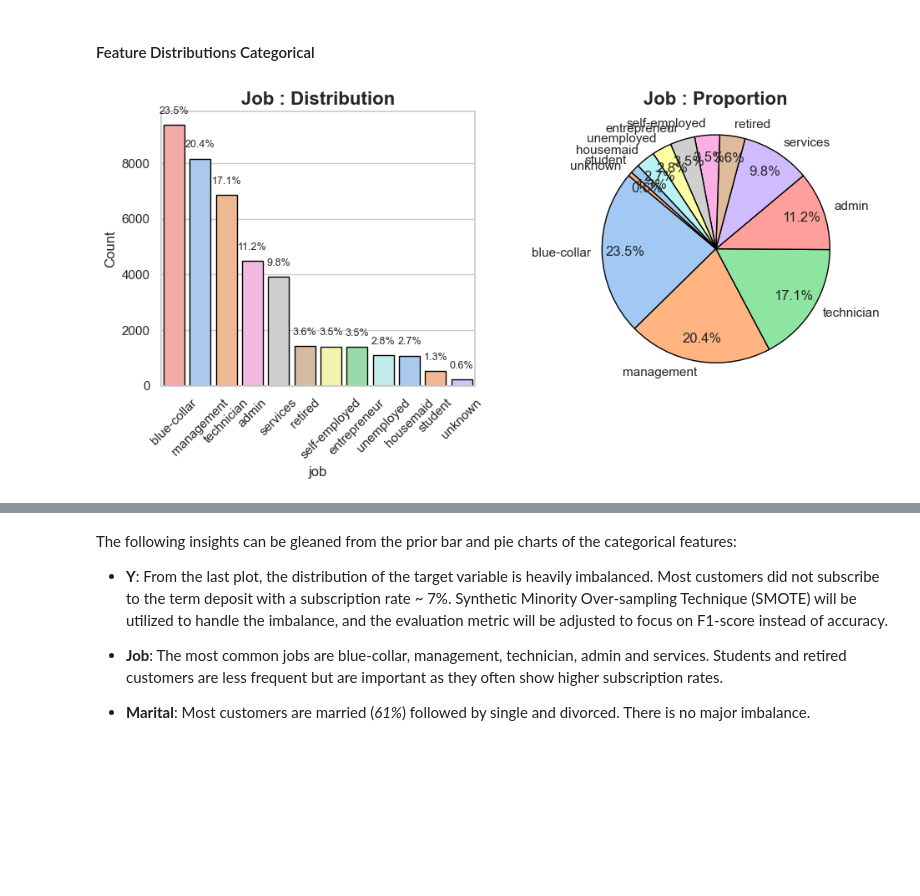
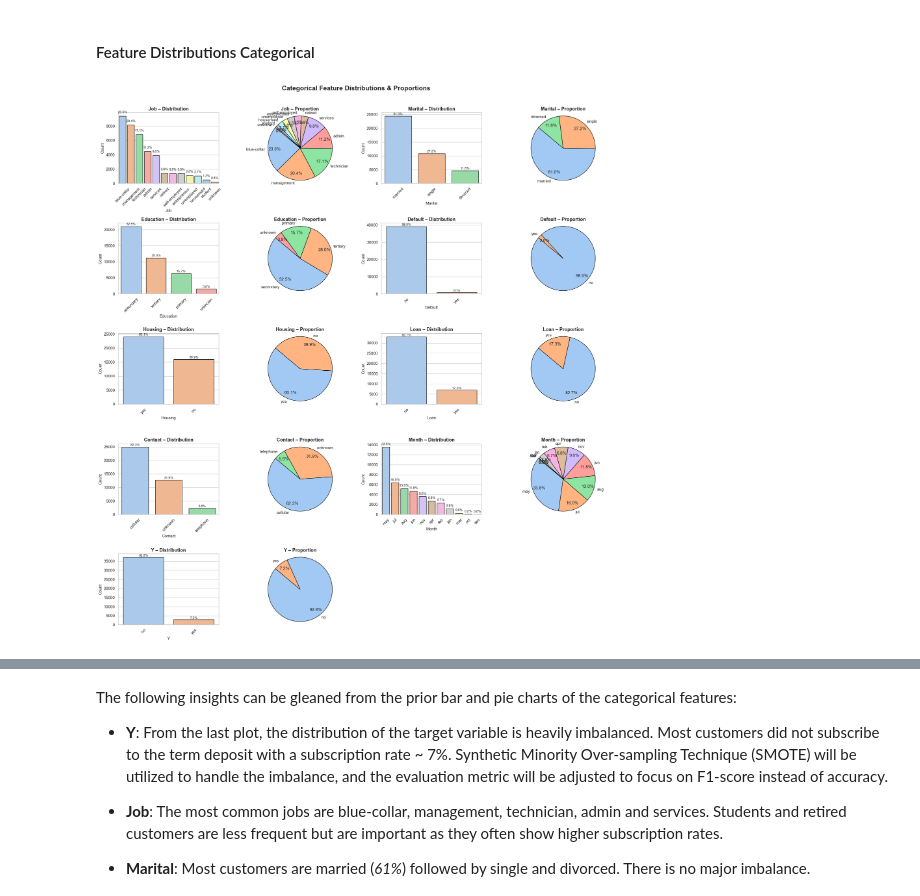
Before and after one commit to Sooihk/Apziva-Project-Term-Deposit-Marketing, a Jupyter notebook: notebooks/term_deposit_marketing.ipynb, the cells around one changed output, grey strips where cells are left out. Cells and saved outputs as stored; diff of their text form; code cells hidden in the pictures; blank space fills up the shorter version.

```diff
--- a/notebooks/term_deposit_marketing.ipynb
+++ b/notebooks/term_deposit_marketing.ipynb
@@ -241,44 +247,82 @@ The following can be gleaned for each numerical feature from the prior plots:
 # %%
 import pandas as pd
 import matplotlib.pyplot as plt
 import seaborn as sns
+from typing import List
 import warnings
+
 warnings.filterwarnings('ignore')
+sns.set_theme(style='whitegrid')
+
 
 # function to plot bar and pie charts for categorical features in the dataset
-def plot_categorical_eda(term_deposit,categorical_cols):
-    sns.set_theme(style='whitegrid')
-    categorical_term_deposit = term_deposit.copy()
+def plot_categorical_eda(term_deposit: pd.DataFrame ,categorical_cols: List[str]) -> None:
+    """
+    Plots bar and pie charts for categorical features in a 5x4 grid layout.
+    Parameters:
+    term_deposit : pd.DataFrame
+        The dataset containing categorical features.
+    categorical_cols : List[str]
+        List of categorical column names to plot
+    """
     color_palette = sns.color_palette('pastel')
+    # number of rows in dataset used to compute percentages
+    total = len(term_deposit)
+    num_features = len(categorical_cols)
 
-    # Identify the categorical columns from the dataset.
-    #categorical_cols = categorical_term_deposit.select_dtypes(include=['object']).columns
+    # Set up the 5x4 grid (each feature takes 2 plots: bar and pie)
+    fig, axes = plt.subplots(nrows=5, ncols=4, figsize=(20, 22))
+    axes = axes.flatten()
 
-    for cat in categorical_cols:
-        fig, axs = plt.subplots(1,2, figsize=(10,5))
+    # Main Plotting Loop
+    for i, col in enumerate(categorical_cols):
+        # assign bar+pie plots next to each other,
+        bar_ax = axes[2*i]
+        pie_ax = axes[2*i+1]
 
-         # Bar Chart with percentage labels
-        value_counts = categorical_term_deposit[cat].value_counts()
-        total = len(categorical_term_deposit)
+        # Count of each category, preprocessing per column
+        value_counts = term_deposit[col].value_counts()
         percentages = (value_counts / total * 100).round(1)
-        # Bar Chart
-        sns.countplot(x=cat, hue=cat, data=categorical_term_deposit, ax=axs[0], palette=color_palette, edgecolor='black',
-                      order=value_counts.index)
-        # Add percentage labels above bars
-        for i, p in enumerate(value_counts):
-            axs[0].text(i, p + total * 0.01, f'{(p / total * 100):.1f}%', ha='center', fontsize=9)
-        axs[0].set_title(f'{cat.capitalize()} : Distribution', fontsize=16, fontweight='bold')
-        axs[0].set_ylabel('Count', fontsize=12)
-        axs[0].tick_params(axis='x', rotation=45)
 
-        # Pie Chart
-        axs[1].pie(value_counts, labels=value_counts.index,autopct='%1.1f%%', pctdistance=0.8,
-                   startangle=140, colors=color_palette, wedgeprops={'edgecolor':'black'})
-        axs[1].set_title(f'{cat.capitalize()} : Proportion', fontsize=16, fontweight='bold')
-        axs[1].axis('equal')
+        # Bar Plot Construction
+        sns.countplot(
+            data=term_deposit,
+            x=col,
+            order=value_counts.index,
+            palette=color_palette,
+            ax = bar_ax,
+            edgecolor='black'
+        )
+        # Add percentage labesl above bars
+        for j, count in enumerate(value_counts):
+            bar_ax.text(j, count + total * 0.01, f'{(count / total * 100):.1f}%',
+                        ha='center', fontsize=9)
+        bar_ax.set_title(f'{col.capitalize()} – Distribution', fontsize=13, fontweight='bold')
+        bar_ax.set_xlabel(col.capitalize(), fontsize=11)
+        bar_ax.set_ylabel("Count", fontsize=11)
+        bar_ax.tick_params(axis='x', rotation=45)
 
-        plt.tight_layout()
-        plt.show()
+        # ---- Pie Chart ----
+        pie_ax.pie(
+            value_counts,
+            labels=value_counts.index,
+            autopct='%1.1f%%',
+            pctdistance=0.8,
+            startangle=140,
+            colors=color_palette,
+            wedgeprops={'edgecolor': 'black'}
+        )
+        pie_ax.set_title(f'{col.capitalize()} – Proportion', fontsize=13, fontweight='bold')
+        pie_ax.axis('equal')
+
+    # Remove unused axes if any
+    for idx in range(2 * num_features, len(axes)):
+        fig.delaxes(axes[idx])
+
+    fig.suptitle("Categorical Feature Distributions & Proportions", fontsize=18, fontweight='bold')
+    plt.tight_layout(rect=[0, 0.01, 1, 0.97])
+    plt.show()
+
 plot_categorical_eda(term_deposit, categorical_cols)
 # %% [output]
-[figure, old version]
+[figure, new version]
```
Also changed, not shown: parts of 9 cells of this notebook.
